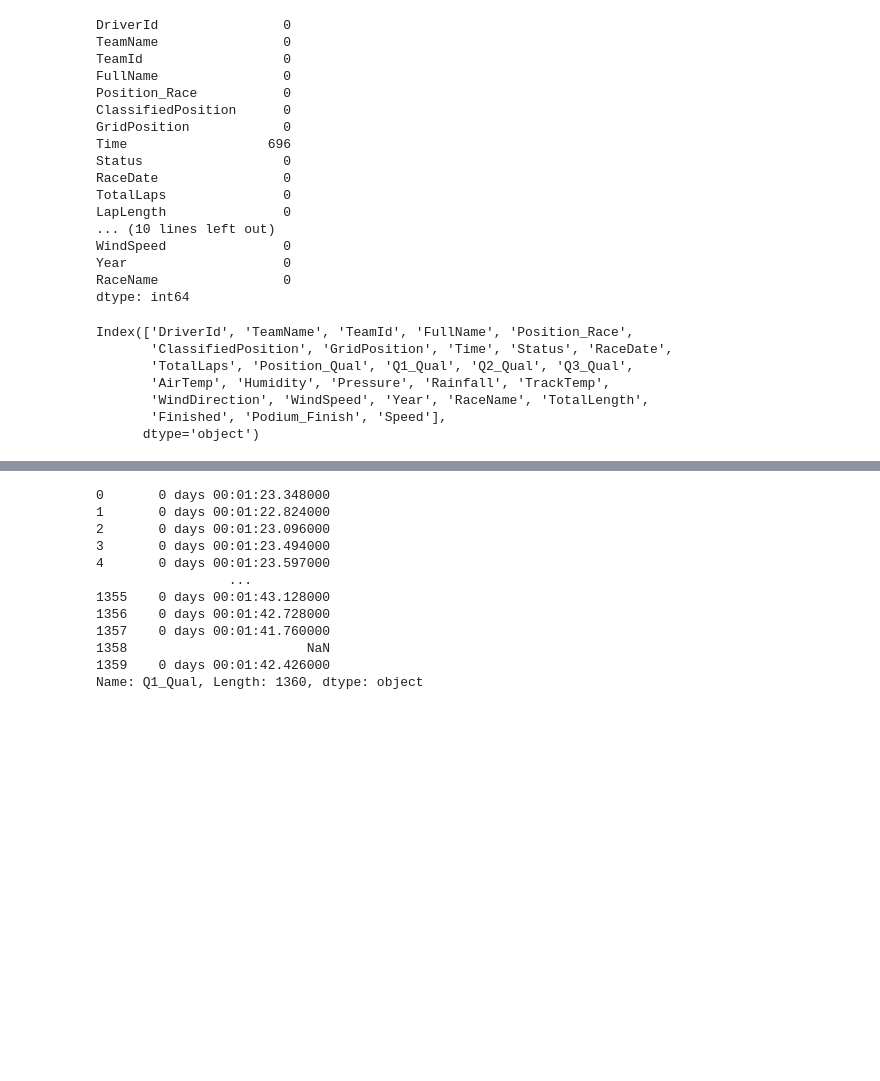
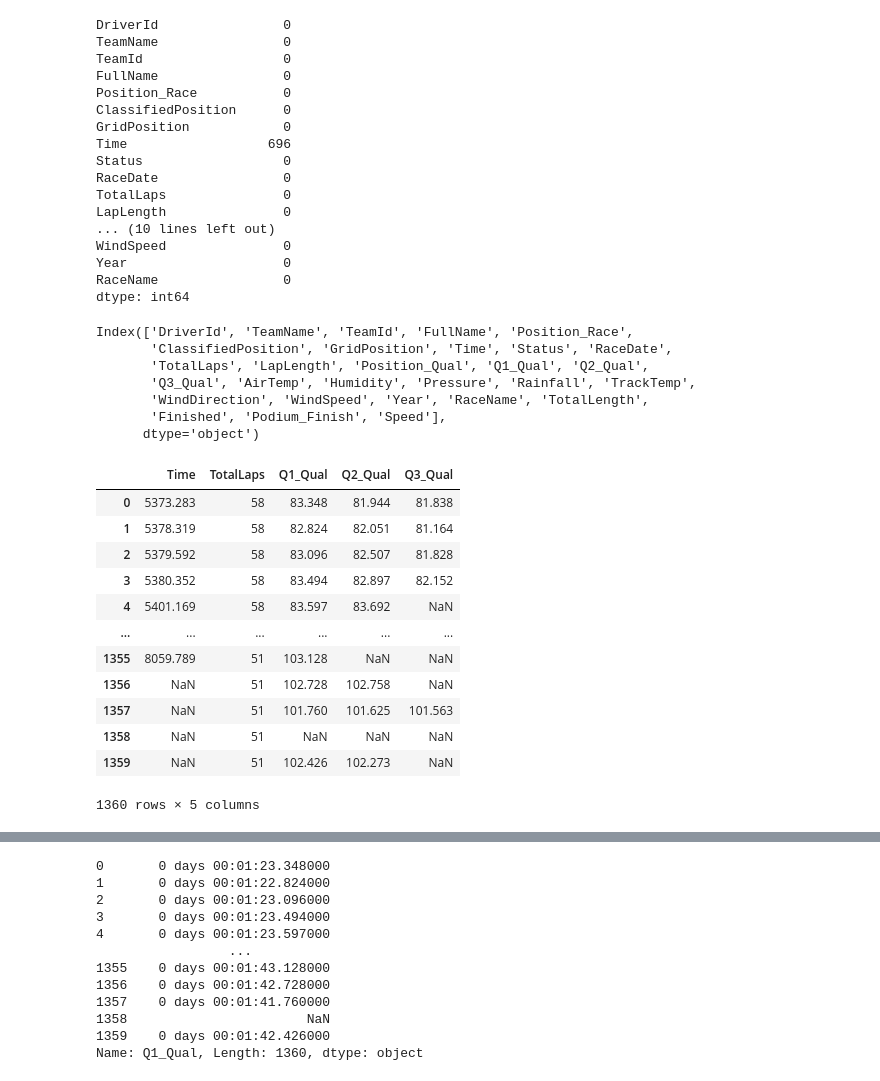
Before and after one commit to AndyZ-CYC/F1_Predictive_Models, a Jupyter notebook: DataWrangling_FeatureSelection.ipynb, the cells around one changed output, grey strips where cells are left out. Cells and saved outputs as stored; diff of their text form; code cells hidden in the pictures; blank space fills up the shorter version.

```diff
--- a/DataWrangling_FeatureSelection.ipynb
+++ b/DataWrangling_FeatureSelection.ipynb
@@ -59,10 +59,13 @@ dtype: int64
 # %%
 # change Time into timedelta object, and then convert to total seconds
 data_df['Time'] = pd.to_timedelta(data_df['Time'], errors='coerce').dt.total_seconds()
+data_df['Q1_Qual'] = pd.to_timedelta(data_df['Q1_Qual'], errors='coerce').dt.total_seconds()
+data_df['Q2_Qual'] = pd.to_timedelta(data_df['Q2_Qual'], errors='coerce').dt.total_seconds()
+data_df['Q3_Qual'] = pd.to_timedelta(data_df['Q3_Qual'], errors='coerce').dt.total_seconds()
 # %%
 # calculate the total length of circuit, and then drop the total laps and lap length
 data_df['TotalLength'] = data_df['TotalLaps'] * data_df['LapLength']
-data_df.drop(columns=['LapLength'], inplace=True)
+# data_df.drop(columns=['LapLength'], inplace=True)
 # %%
 # create a binary indicator for if the driver finished the race successfully or not
 data_df['Finished'] = data_df['ClassifiedPosition'].apply(lambda x: 0 if x in ['R', 'W', 'D'] else 1)
@@ -82,8 +85,24 @@ data_df.columns
 # %% [output]
 Index(['DriverId', 'TeamName', 'TeamId', 'FullName', 'Position_Race',
        'ClassifiedPosition', 'GridPosition', 'Time', 'Status', 'RaceDate',
-       'TotalLaps', 'Position_Qual', 'Q1_Qual', 'Q2_Qual', 'Q3_Qual',
-       'AirTemp', 'Humidity', 'Pressure', 'Rainfall', 'TrackTemp',
+       'TotalLaps', 'LapLength', 'Position_Qual', 'Q1_Qual', 'Q2_Qual',
+       'Q3_Qual', 'AirTemp', 'Humidity', 'Pressure', 'Rainfall', 'TrackTemp',
        'WindDirection', 'WindSpeed', 'Year', 'RaceName', 'TotalLength',
        'Finished', 'Podium_Finish', 'Speed'],
       dtype='object')
+# %%
+data_df[['Time', 'TotalLaps', 'Q1_Qual', 'Q2_Qual', 'Q3_Qual']]
+# %% [output]
+|  | Time | TotalLaps | Q1_Qual | Q2_Qual | Q3_Qual |
+| 0 | 5373.283 | 58 | 83.348 | 81.944 | 81.838 |
+| 1 | 5378.319 | 58 | 82.824 | 82.051 | 81.164 |
+| 2 | 5379.592 | 58 | 83.096 | 82.507 | 81.828 |
+| 3 | 5380.352 | 58 | 83.494 | 82.897 | 82.152 |
+| 4 | 5401.169 | 58 | 83.597 | 83.692 | NaN |
+| ... | ... | ... | ... | ... | ... |
+| 1355 | 8059.789 | 51 | 103.128 | NaN | NaN |
+| 1356 | NaN | 51 | 102.728 | 102.758 | NaN |
+| 1357 | NaN | 51 | 101.760 | 101.625 | 101.563 |
+| 1358 | NaN | 51 | NaN | NaN | NaN |
+| 1359 | NaN | 51 | 102.426 | 102.273 | NaN |
+1360 rows × 5 columns
```
Also changed, not shown: parts of 6 cells of this notebook, 3 other files.
